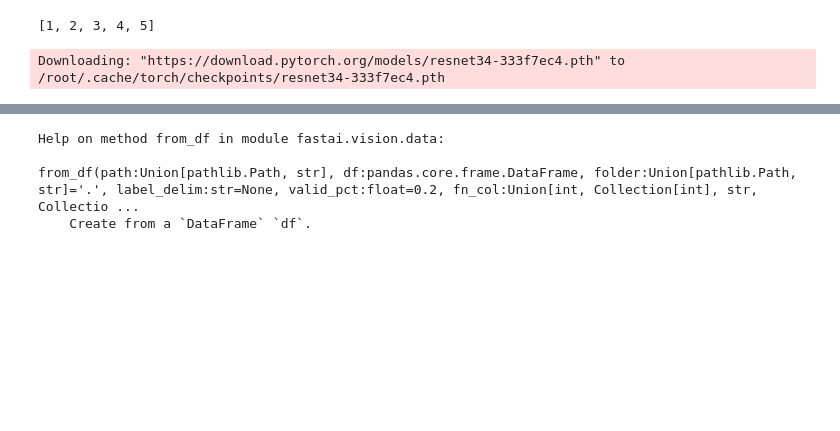
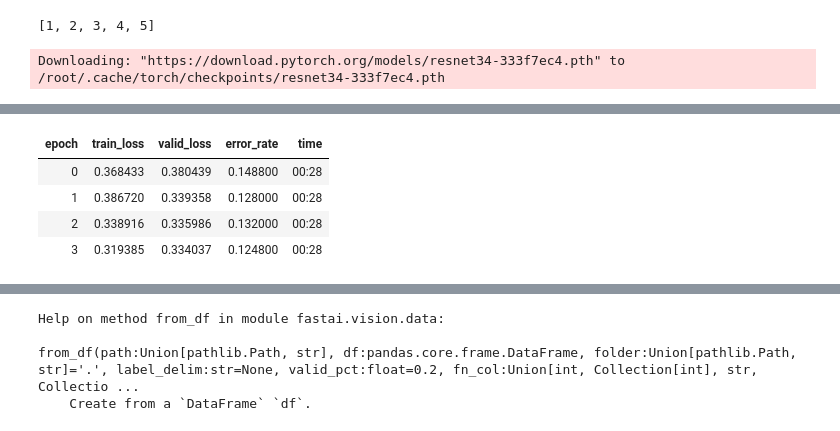
Before and after one commit to arkothiwala/Analytics-Vidhya, a Jupyter notebook: AV_GoD_FastAI.ipynb, the cells around one changed output, grey strips where cells are left out. Saved outputs shown, nothing was run; the diff lists cells and outputs as text; code cells hidden in the pictures; blank space fills up the shorter version.

```diff
--- a/AV_GoD_FastAI.ipynb
+++ b/AV_GoD_FastAI.ipynb
@@ -79,3 +98,11 @@ Total time: 05:44
+# %%
+learn.fit_one_cycle(4)
+# %% [output]
+| epoch | train_loss | valid_loss | error_rate | time |
+| 0 | 0.368433 | 0.380439 | 0.148800 | 00:28 |
+| 1 | 0.386720 | 0.339358 | 0.128000 | 00:28 |
+| 2 | 0.338916 | 0.335986 | 0.132000 | 00:28 |
+| 3 | 0.319385 | 0.334037 | 0.124800 | 00:28 |
 # %%
 learn.save('stage-1')
 # %%
```
Also changed, not shown: parts of 15 cells of this notebook.
